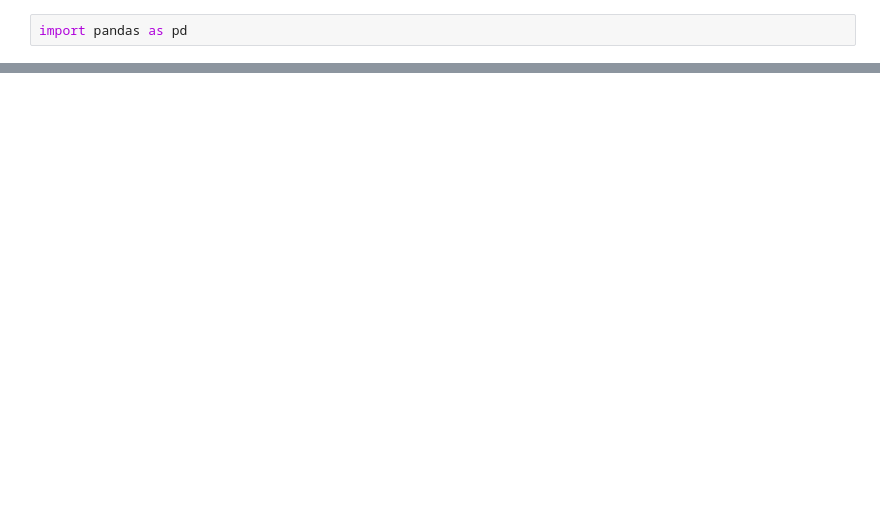
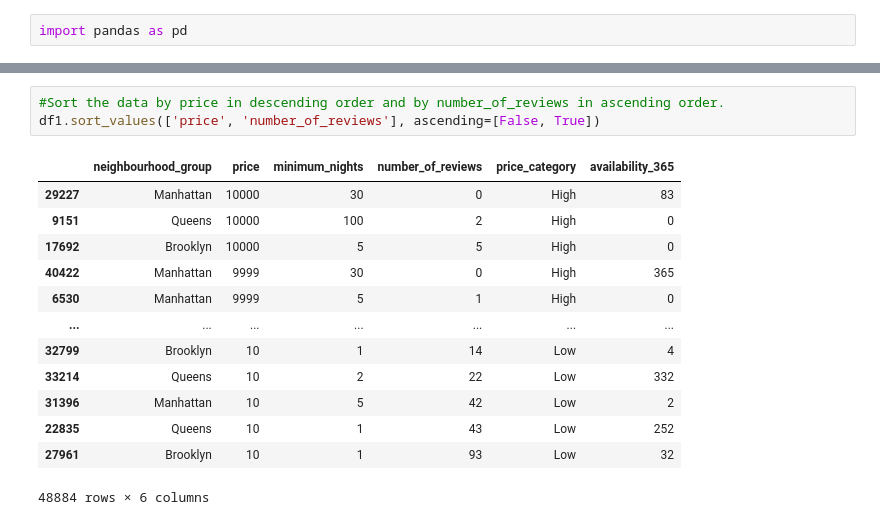
Before and after one commit to prokopivap/moodlecloud_pandas, a Jupyter notebook: Data_Selection_Filtering_Aggregation.ipynb, the cells around one changed output, grey strips where cells are left out. Drawn from its saved outputs; the diff is of its cells as text; blank space fills up the shorter version.

```diff
--- a/Data_Selection_Filtering_Aggregation.ipynb
+++ b/Data_Selection_Filtering_Aggregation.ipynb
@@ -4,0 +133,17 @@ df = read_csv('AirBnB_NY/AB_NYC_2019.csv')
+# %%
+#Sort the data by price in descending order and by number_of_reviews in ascending order.
+df1.sort_values(['price', 'number_of_reviews'], ascending=[False, True])
+# %% [output]
+|  | neighbourhood_group | price | minimum_nights | number_of_reviews | price_category | availability_365 |
+| 29227 | Manhattan | 10000 | 30 | 0 | High | 83 |
+| 9151 | Queens | 10000 | 100 | 2 | High | 0 |
+| 17692 | Brooklyn | 10000 | 5 | 5 | High | 0 |
+| 40422 | Manhattan | 9999 | 30 | 0 | High | 365 |
+| 6530 | Manhattan | 9999 | 5 | 1 | High | 0 |
+| ... | ... | ... | ... | ... | ... | ... |
+| 32799 | Brooklyn | 10 | 1 | 14 | Low | 4 |
+| 33214 | Queens | 10 | 2 | 22 | Low | 332 |
+| 31396 | Manhattan | 10 | 5 | 42 | Low | 2 |
+| 22835 | Queens | 10 | 1 | 43 | Low | 252 |
+| 27961 | Brooklyn | 10 | 1 | 93 | Low | 32 |
+48884 rows × 6 columns
```
Also changed, not shown: parts of 11 cells of this notebook, 3 other files.
